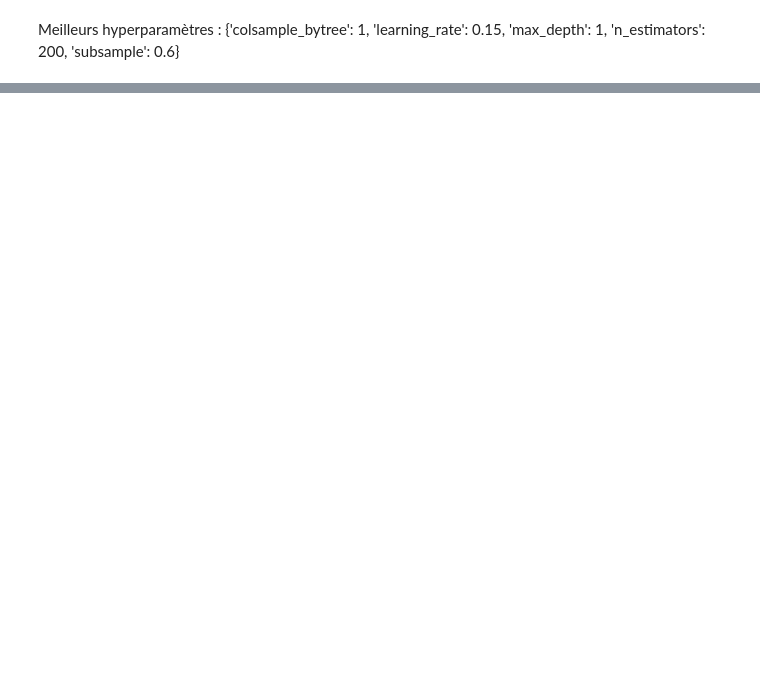
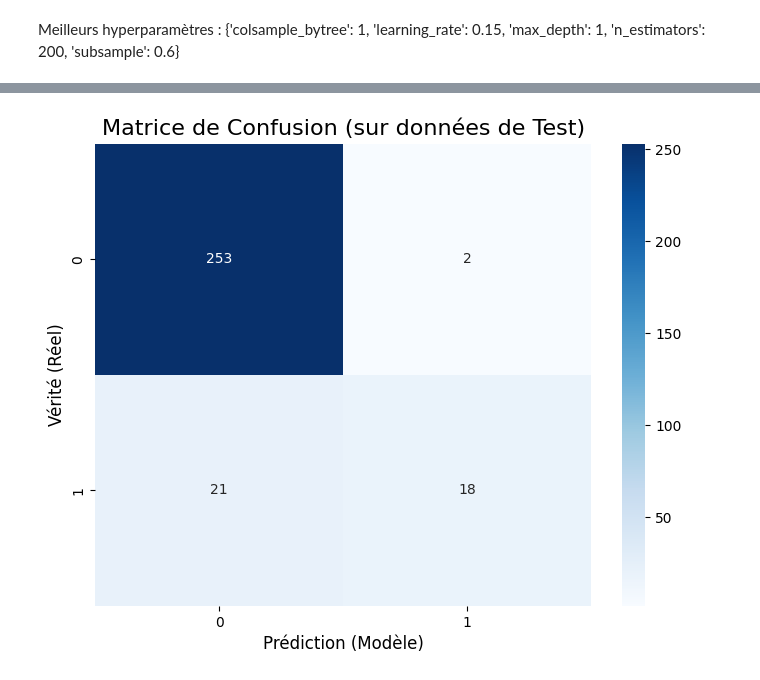
Before and after one commit to Soct/formation_OC, a Jupyter notebook: projet_4/test.ipynb, the cells around one changed output, grey strips where cells are left out. Drawn from its saved outputs; the diff is of its cells as text; code cells hidden in the pictures; blank space fills up the shorter version.

```diff
--- a/projet_4/test.ipynb
+++ b/projet_4/test.ipynb
@@ -641,0 +770,13 @@ Métrique moyenne : 0.863
+# %%
+# 1. Faire les prédictions sur le jeu de test
+y_pred_test = model.predict(X_test)
+
+# 2. Obtenir le F1-score (le même que celui que vous avez optimisé)
+f1_test = f1_score(y_test, y_pred_test, average='weighted')
+print(f"\n--- Évaluation Finale sur le Jeu de Test ---")
+print(f"Score F1 (Weighted) sur les données de test : {f1_test:.4f}")
+
+# 3. Afficher le rapport complet
+# C'est le résultat le plus important.
+print("\nRapport de Classification Détaillé (Test) :")
+print(classification_report(y_test, y_pred_test))
@@ -641,0 +796,32 @@ Métrique moyenne : 0.863
+# %%
+cm = confusion_matrix(y_test, y_pred_test)
+
+# --- ÉTAPE 3 : Obtenir les noms des classes ---
+# Pour étiqueter les axes. Si y_rh est un pd.Series et contient 0, 1
+# cela donnera ['Classe 0', 'Classe 1']
+# Si vous avez déjà les noms (ex: ['Chat', 'Chien']), utilisez-les.
+class_names = [f'Classe {i}' for i in np.unique(y_rh)]
+# S'assure que l'ordre est correct
+if hasattr(model, 'classes_'):
+    class_names = model.classes_
+
+
+# --- ÉTAPE 4 : Afficher la matrice avec Seaborn ---
+
+plt.figure(figsize=(8, 6)) # Définit la taille de la figure
+
+# C'est la fonction principale de Seaborn
+sns.heatmap(cm,
+            annot=True,     # Affiche les chiffres dans les cases
+            fmt='d',        # Formate les chiffres en entiers (pas de 1.25e+02)
+            cmap='Blues',   # Palette de couleurs (Blues, Greens, Reds...)
+            xticklabels=class_names, # Étiquettes pour l'axe X
+            yticklabels=class_names) # Étiquettes pour l'axe Y
+
+# Ajout des titres et labels
+plt.title('Matrice de Confusion (sur données de Test)', fontsize=16)
+plt.ylabel('Vérité (Réel)', fontsize=12)
+plt.xlabel('Prédiction (Modèle)', fontsize=12)
+plt.show() # Affiche le graphique
+# %% [output]
+[figure, added]
```
Also changed, not shown: parts of 18 cells of this notebook, 3 other files.
